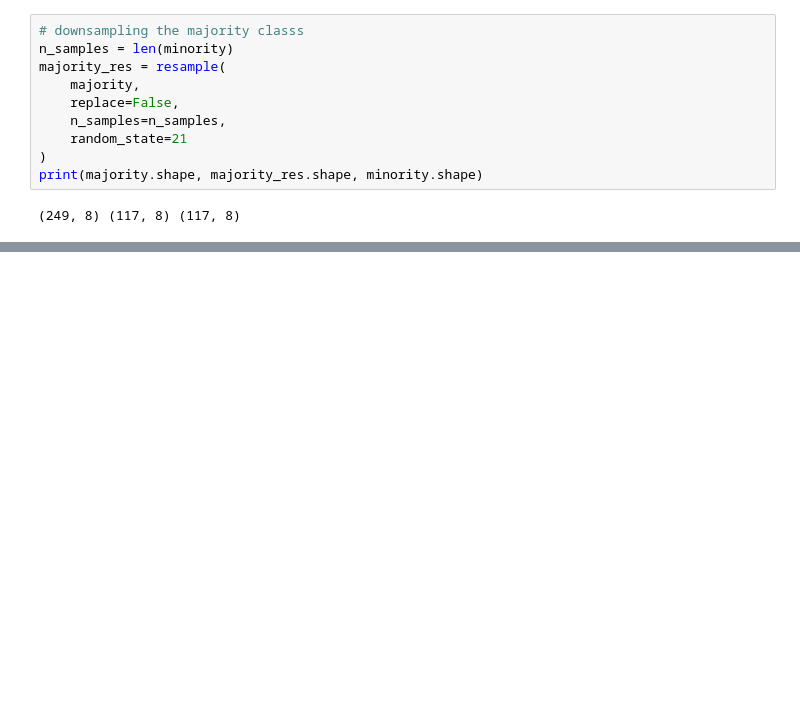
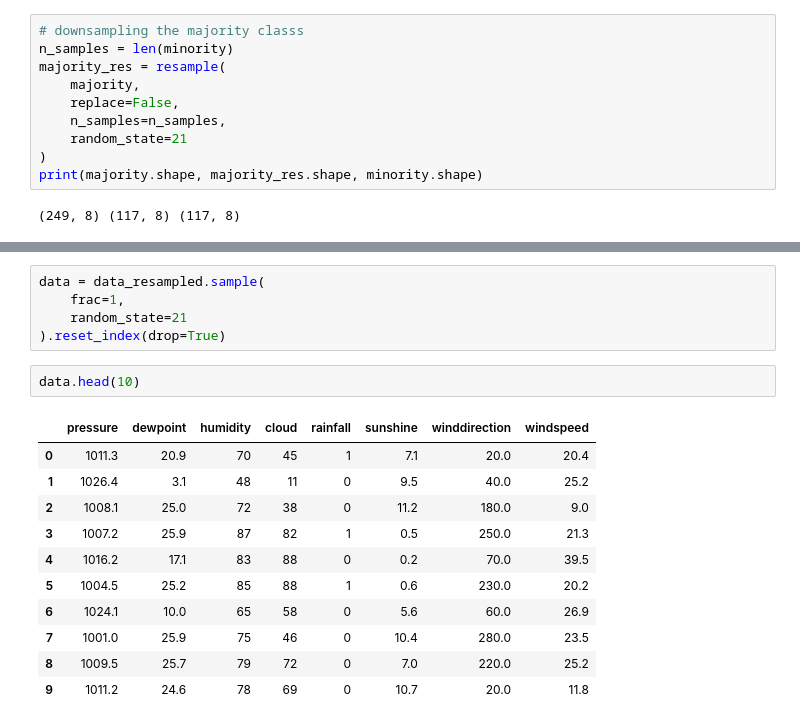
Before and after one commit to kamijoseph/Rainfall-Predictor, a Jupyter notebook: notebook/main.ipynb, the cells around one changed output, grey strips where cells are left out. Cells and saved outputs as stored; diff of their text form; blank space fills up the shorter version.

```diff
--- a/notebook/main.ipynb
+++ b/notebook/main.ipynb
@@ -346,0 +382,19 @@ print(majority.shape, majority_res.shape, minority.shape)
+# %%
+data = data_resampled.sample(
+    frac=1,
+    random_state=21
+).reset_index(drop=True)
+# %%
+data.head(10)
+# %% [output]
+|  | pressure | dewpoint | humidity | cloud | rainfall | sunshine | winddirection | windspeed |
+| 0 | 1011.3 | 20.9 | 70 | 45 | 1 | 7.1 | 20.0 | 20.4 |
+| 1 | 1026.4 | 3.1 | 48 | 11 | 0 | 9.5 | 40.0 | 25.2 |
+| 2 | 1008.1 | 25.0 | 72 | 38 | 0 | 11.2 | 180.0 | 9.0 |
+| 3 | 1007.2 | 25.9 | 87 | 82 | 1 | 0.5 | 250.0 | 21.3 |
+| 4 | 1016.2 | 17.1 | 83 | 88 | 0 | 0.2 | 70.0 | 39.5 |
+| 5 | 1004.5 | 25.2 | 85 | 88 | 1 | 0.6 | 230.0 | 20.2 |
+| 6 | 1024.1 | 10.0 | 65 | 58 | 0 | 5.6 | 60.0 | 26.9 |
+| 7 | 1001.0 | 25.9 | 75 | 46 | 0 | 10.4 | 280.0 | 23.5 |
+| 8 | 1009.5 | 25.7 | 79 | 72 | 0 | 7.0 | 220.0 | 25.2 |
+| 9 | 1011.2 | 24.6 | 78 | 69 | 0 | 10.7 | 20.0 | 11.8 |
```
Also changed, not shown: parts of 4 cells of this notebook.
